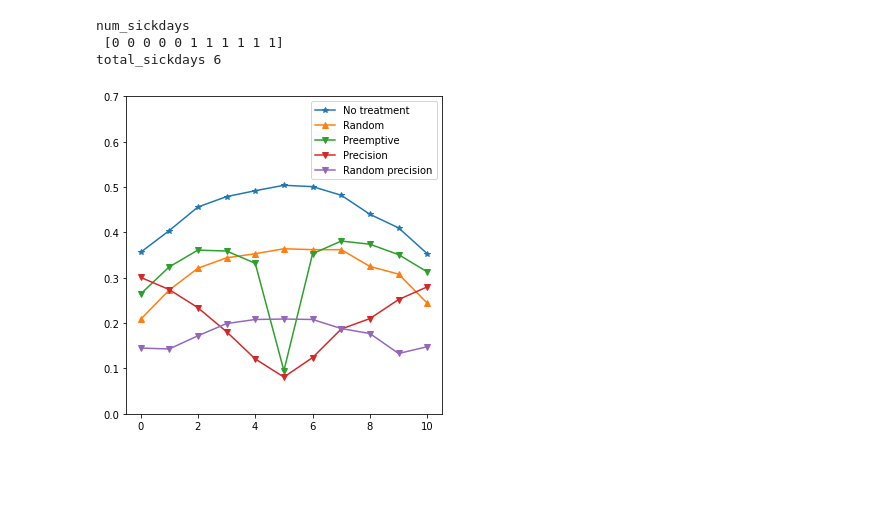
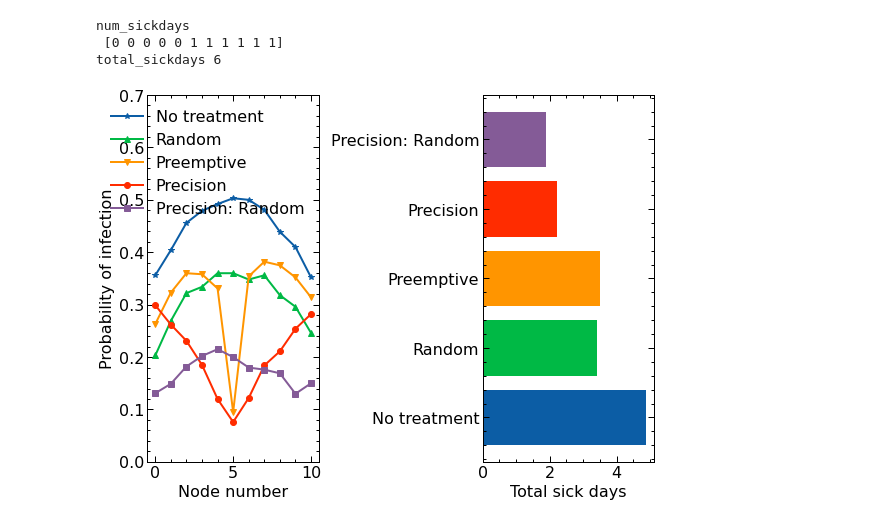
Before and after one commit to EvanLavender13/cst680-project, a Jupyter notebook: main.ipynb, the cells around one changed output. Cells and saved outputs as stored; diff of their text form; code cells hidden in the pictures; blank space fills up the shorter version.

```diff
--- a/main.ipynb
+++ b/main.ipynb
@@ -76,15 +78,15 @@ from tqdm import trange
 def process_metrics(i, metrics, results):
     states = np.array(results["states"])
     num_sickdays = _num_sickdays(states)
-    # print("num_sickdays\n", num_sickdays)
     total_sickdays = np.sum(num_sickdays)
-    # print("total_sickdays", total_sickdays)
     metrics["num_sickdays"] += num_sickdays
+    metrics["total_sickdays"] += total_sickdays
 
 def run_simulations(n_sims, exp):
     size = ide.GRAPHS[exp.graph_name].number_of_nodes()
     metrics = {
-        "num_sickdays": np.zeros(size)
+        "num_sickdays": np.zeros(size),
+        "total_sickdays": 0
     }
 
     exp.scenario_builder()
@@ -110,52 +112,29 @@ nbr_metrics = run_simulations(N, EXP)
 
 EXP.agent_constructor = ida.RandomNeighbor
 rnbr_metrics = run_simulations(N, EXP)
-# %%
-import matplotlib.pyplot as plt
-
-num_sickdays = null_metrics["num_sickdays"]
-plt.figure(figsize=(5, 5))
-
-# no treatment
-x = range(num_sickdays.shape[0])
-y = num_sickdays / N
-# plt.scatter(x, y)
-plt.plot(x, y, "-*", label="No treatment")
-
-# random treatment
-num_sickdays = rng_metrics["num_sickdays"]
-x = range(num_sickdays.shape[0])
-y = num_sickdays / N
-# plt.scatter(x, y)
-plt.plot(x, y, "-^", label="Random")
-
-# middle treatment
-num_sickdays = mid_metrics["num_sickdays"]
-x = range(num_sickdays.shape[0])
-y = num_sickdays / N
-# plt.scatter(x, y)
-plt.plot(x, y, "-v", label="Preemptive")
-
-# neighbor treatment
-num_sickdays = nbr_metrics["num_sickdays"]
-x = range(num_sickdays.shape[0])
-y = num_sickdays / N
-# plt.scatter(x, y)
-plt.plot(x, y, "-v", label="Precision")
-
-# random neighbor treatment
-num_sickdays = rnbr_metrics["num_sickdays"]
-x = range(num_sickdays.shape[0])
-y = num_sickdays / N
-# plt.scatter(x, y)
-plt.plot(x, y, "-v", label="Random precision")
-
-plt.ylim(bottom=0.0, top=0.7)
-plt.legend()
-plt.tight_layout()
-plt.show()
-# %% [output]
-[figure, removed]
+# %%
+fig, axes = plt.subplots(nrows=1, ncols=2, figsize=(16, 8))
+metrics = [null_metrics, rng_metrics, mid_metrics, nbr_metrics, rnbr_metrics]
+labels = ["No treatment", "Random", "Preemptive", "Precision", "Precision: Random"]
+marks = ["-*", "-^", "-v", "-o", "-s"]
+for m, label, mark in zip(metrics, labels, marks):
+    num_sickdays = m["num_sickdays"]
+    total_sickdays = m["total_sickdays"]
+    x = range(num_sickdays.shape[0])
+    y = num_sickdays / N
+    axes[0].plot(x, y, mark, label=label)
+    axes[1].barh(label, total_sickdays / N)
+
+axes[0].set_xlabel("Node number")
+axes[0].set_ylabel("Probability of infection")
+axes[0].set_ylim(bottom=0.0, top=0.7)
+axes[0].legend()
+axes[1].set_xlabel("Total sick days")
+
+fig.tight_layout()
+# fig.show()
+# %% [output]
+[figure, added]
 # %%
 # import gin
 # gin.enter_interactive_mode()
```
Also changed, not shown: parts of 3 cells of this notebook.
